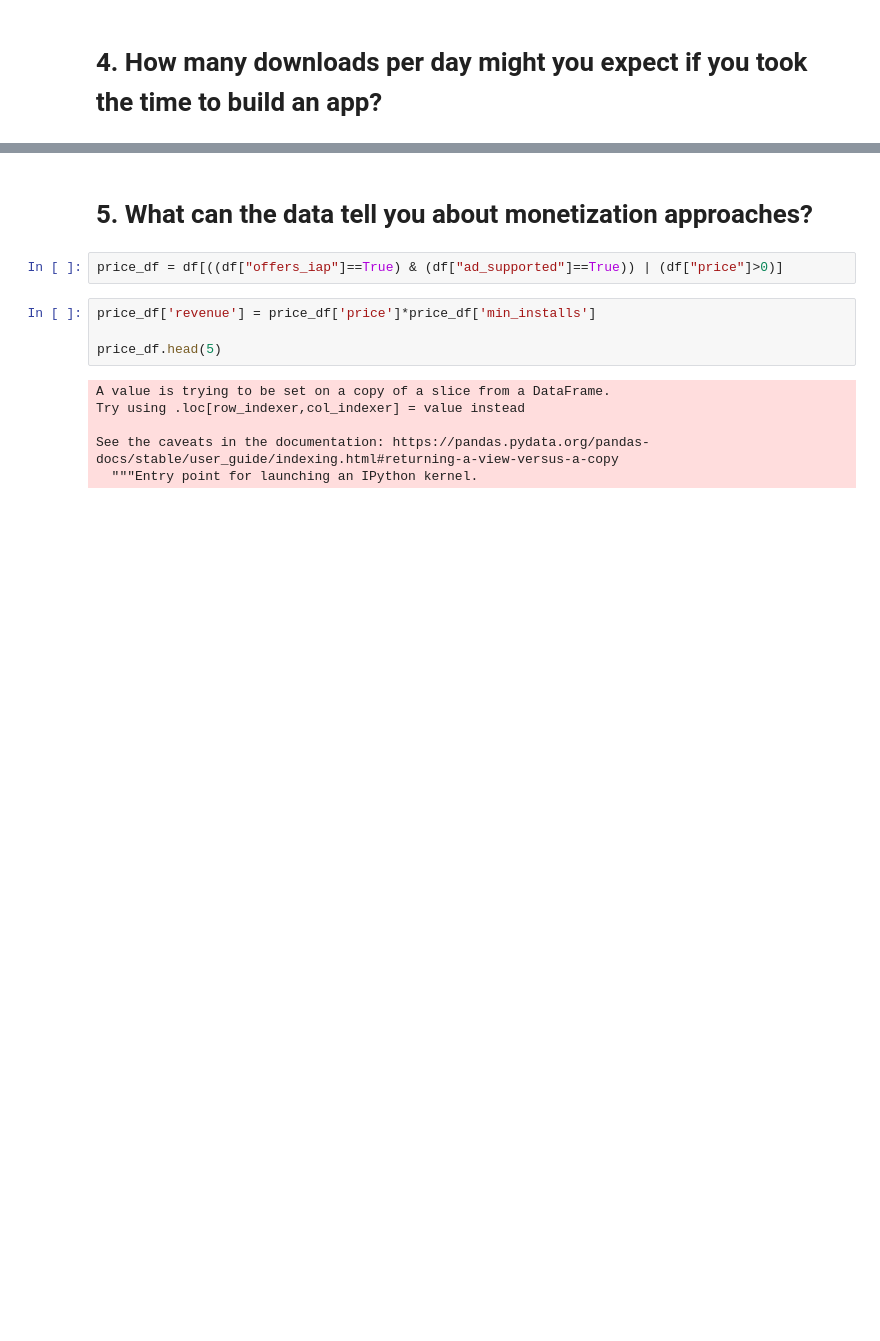
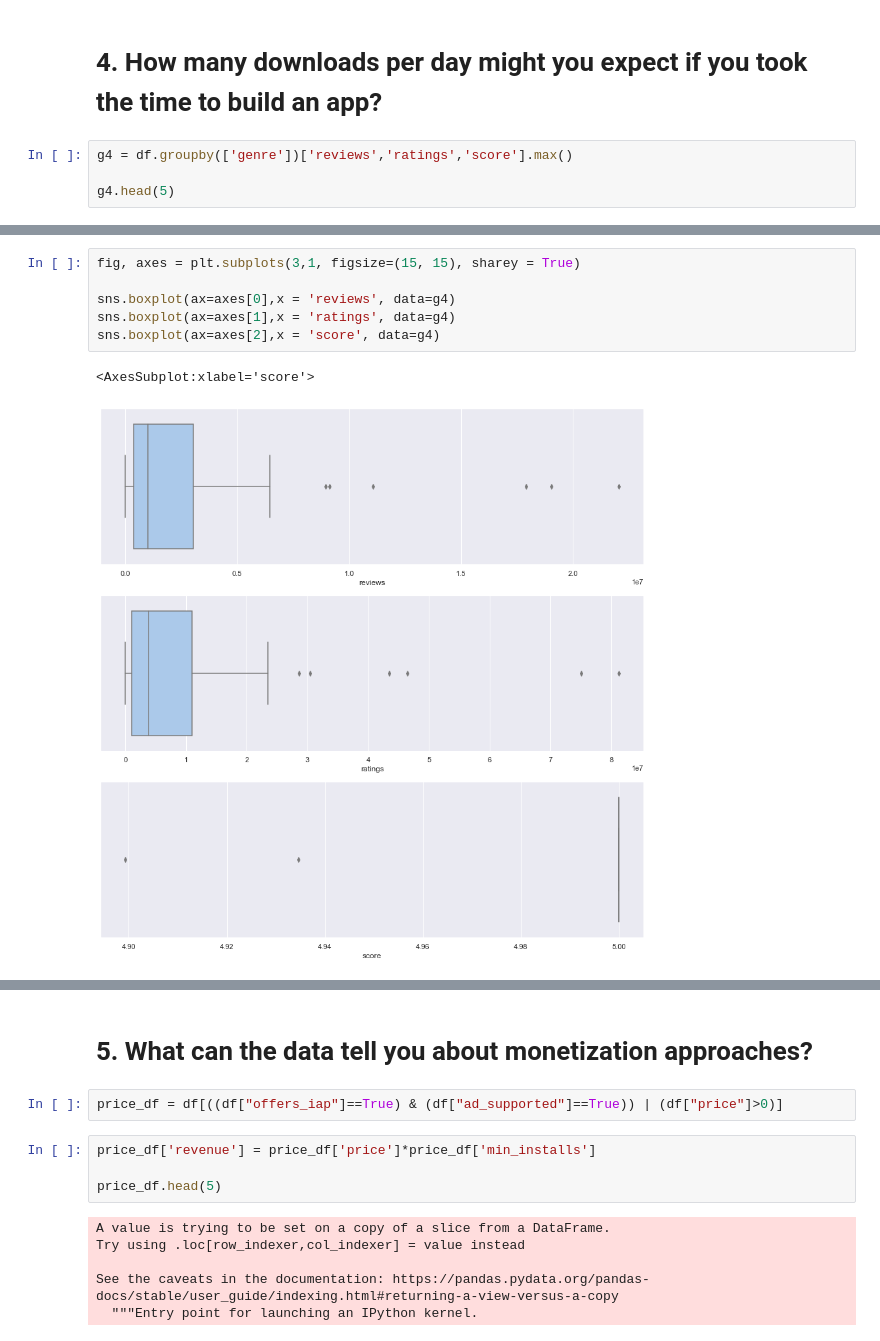
Before and after one commit to Necronoxia/google-play-apps-analysis, a Jupyter notebook: mini_proj.ipynb, the cells around one changed output, grey strips where cells are left out. Cells and saved outputs as stored; diff of their text form; blank space fills up the shorter version.

```diff
--- a/mini_proj.ipynb
+++ b/mini_proj.ipynb
@@ -209,2 +211,6 @@ YouTube 1000000000
 # %% [markdown]
 # 4. How many downloads per day might you expect if you took the time to build an app?
+# %%
+g4 = df.groupby(['genre'])['reviews','ratings','score'].max()
+
+g4.head(5)
@@ -210,0 +237,9 @@ YouTube 1000000000
+# %%
+fig, axes = plt.subplots(3,1, figsize=(15, 15), sharey = True)
+
+sns.boxplot(ax=axes[0],x = 'reviews', data=g4)
+sns.boxplot(ax=axes[1],x = 'ratings', data=g4)
+sns.boxplot(ax=axes[2],x = 'score', data=g4)
+# %% [output]
+<AxesSubplot:xlabel='score'>
+[figure, added]
```
Also changed, not shown: parts of 13 cells of this notebook.
